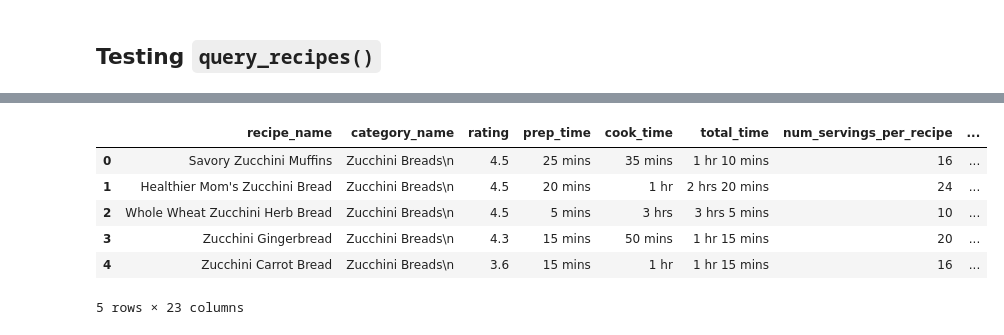
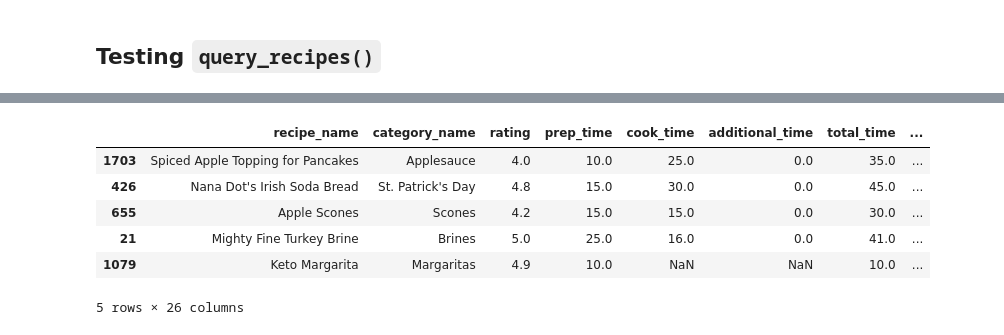
Before and after one commit to jade-y-liang/no-plan-pantry, a Jupyter notebook: recipe_query/recipe_query.ipynb, the cells around one changed output, grey strips where cells are left out. Cells and saved outputs as stored; diff of their text form; code cells hidden in the pictures.

```diff
--- a/recipe_query/recipe_query.ipynb
+++ b/recipe_query/recipe_query.ipynb
@@ -139,15 +73,16 @@ df.head()
 # %%
 df = query_recipes("temp.db",
-                   ingredients=["sugar", "apple"],
+                   ingredients=["lime", "apple", "orange", 'flour', "cherries", 'milk'],
                    max_calories=200,
-                   min_calories=100
+                   min_calories=100,
+                   time = 60
                    )
 df.head()
 # %% [output]
-|  | recipe_name | category_name | rating | prep_time | cook_time | total_time | num_servings_per_recipe | ... |
-| 0 | Savory Zucchini Muffins | Zucchini Breads\n | 4.5 | 25 mins | 35 mins | 1 hr 10 mins | 16 | ... |
-| 1 | Healthier Mom's Zucchini Bread | Zucchini Breads\n | 4.5 | 20 mins | 1 hr | 2 hrs 20 mins | 24 | ... |
-| 2 | Whole Wheat Zucchini Herb Bread | Zucchini Breads\n | 4.5 | 5 mins | 3 hrs | 3 hrs 5 mins | 10 | ... |
-| 3 | Zucchini Gingerbread | Zucchini Breads\n | 4.3 | 15 mins | 50 mins | 1 hr 15 mins | 20 | ... |
-| 4 | Zucchini Carrot Bread | Zucchini Breads\n | 3.6 | 15 mins | 1 hr | 1 hr 15 mins | 16 | ... |
+|  | recipe_name | category_name | rating | prep_time | cook_time | additional_time | total_time | ... |
+| 1703 | Spiced Apple Topping for Pancakes | Applesauce | 4.0 | 10.0 | 25.0 | 0.0 | 35.0 | ... |
+| 426 | Nana Dot's Irish Soda Bread | St. Patrick's Day | 4.8 | 15.0 | 30.0 | 0.0 | 45.0 | ... |
+| 655 | Apple Scones | Scones | 4.2 | 15.0 | 15.0 | 0.0 | 30.0 | ... |
+| 21 | Mighty Fine Turkey Brine | Brines | 5.0 | 25.0 | 16.0 | 0.0 | 41.0 | ... |
+| 1079 | Keto Margarita | Margaritas | 4.9 | 10.0 | NaN | NaN | 10.0 | ... |
-5 rows × 23 columns
+5 rows × 26 columns
```
Also changed, not shown: parts of 11 cells of this notebook.
